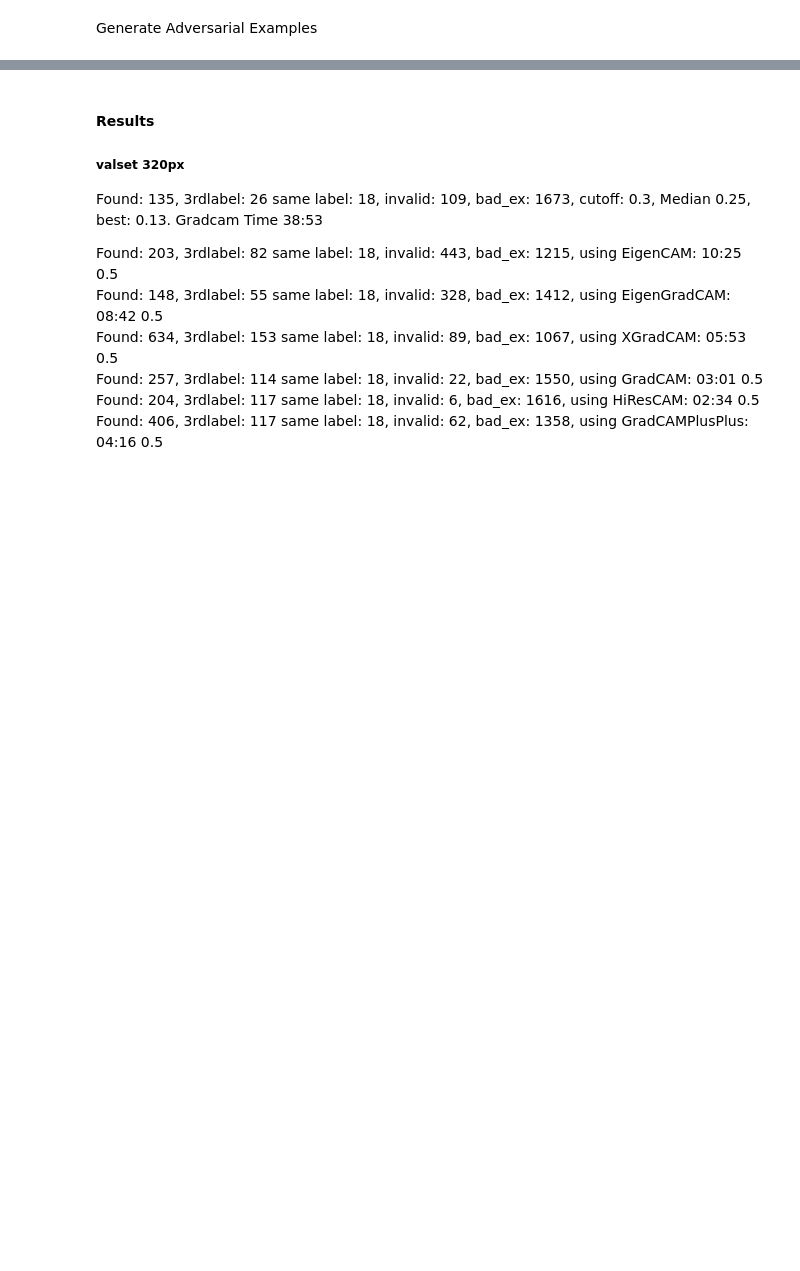
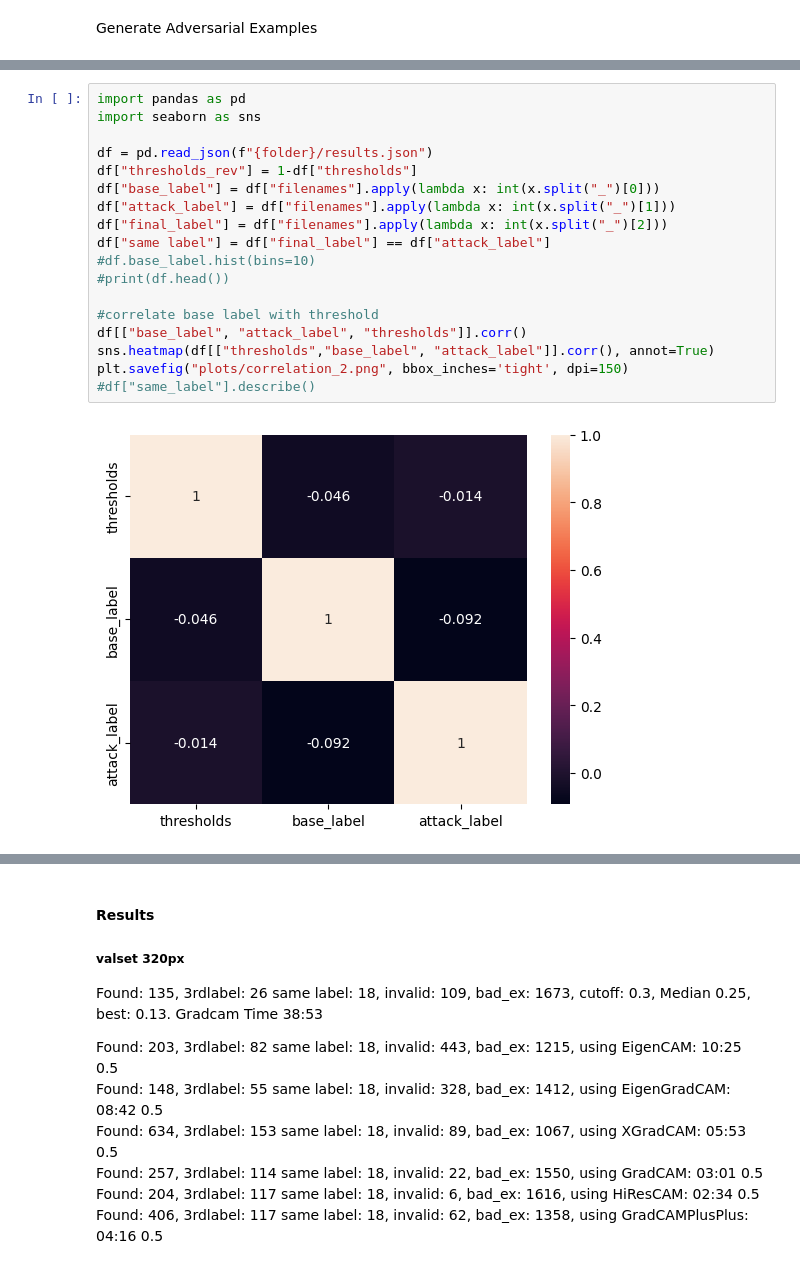
Before and after one commit to soberhofer/Invariance_based_Adversarial_Examples, a Jupyter notebook: main.ipynb, the cells around one changed output, grey strips where cells are left out. Drawn from its saved outputs; the diff is of its cells as text; blank space fills up the shorter version.

```diff
--- a/main.ipynb
+++ b/main.ipynb
@@ -355,0 +534,20 @@ with open(f"./allresults_{size}.json", "w") as f:
+# %%
+import pandas as pd
+import seaborn as sns
+
+df = pd.read_json(f"{folder}/results.json")
+df["thresholds_rev"] = 1-df["thresholds"]
+df["base_label"] = df["filenames"].apply(lambda x: int(x.split("_")[0]))
+df["attack_label"] = df["filenames"].apply(lambda x: int(x.split("_")[1]))
+df["final_label"] = df["filenames"].apply(lambda x: int(x.split("_")[2]))
+df["same label"] = df["final_label"] == df["attack_label"]
+#df.base_label.hist(bins=10)
+#print(df.head())
+
+#correlate base label with threshold
+df[["base_label", "attack_label", "thresholds"]].corr()
+sns.heatmap(df[["thresholds","base_label", "attack_label"]].corr(), annot=True)
+plt.savefig("plots/correlation_2.png", bbox_inches='tight', dpi=150)
+#df["same_label"].describe()
+# %% [output]
+[figure, added]
```
Also changed, not shown: parts of 34 cells of this notebook.
